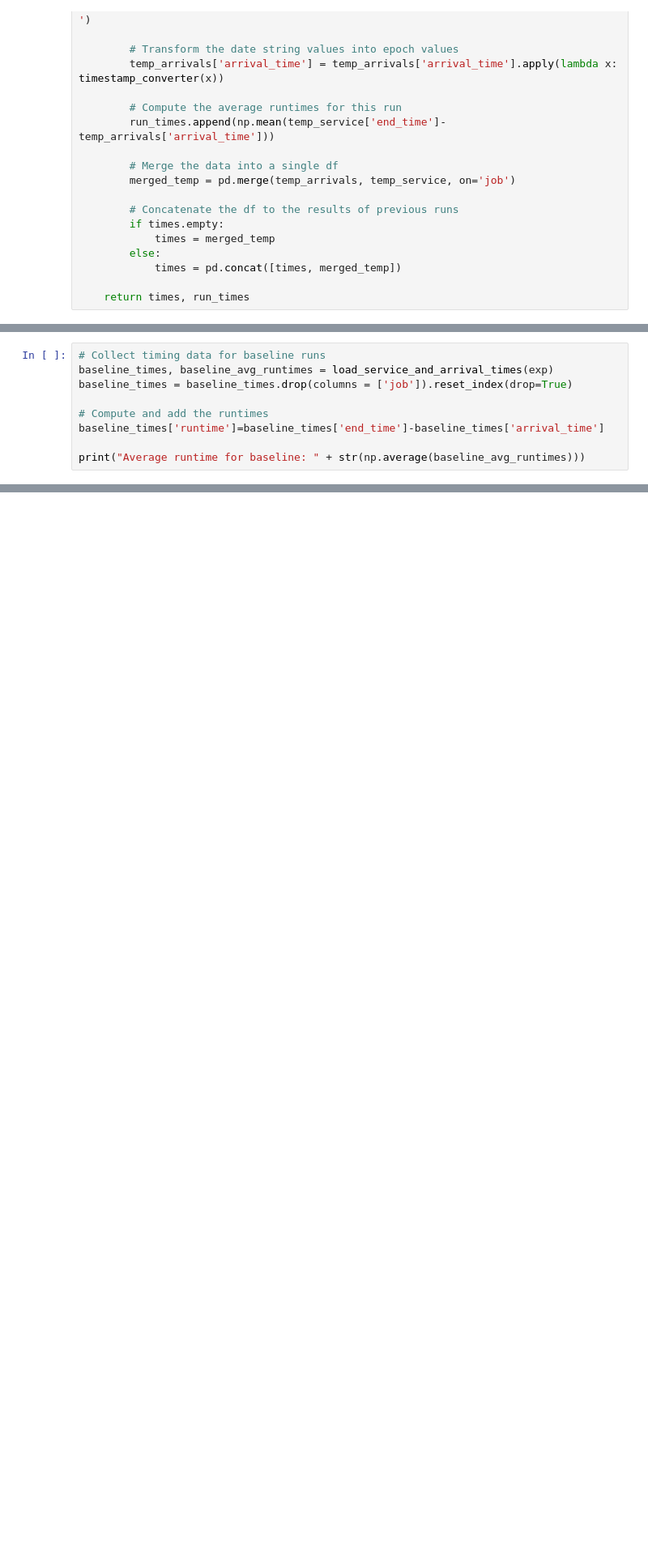
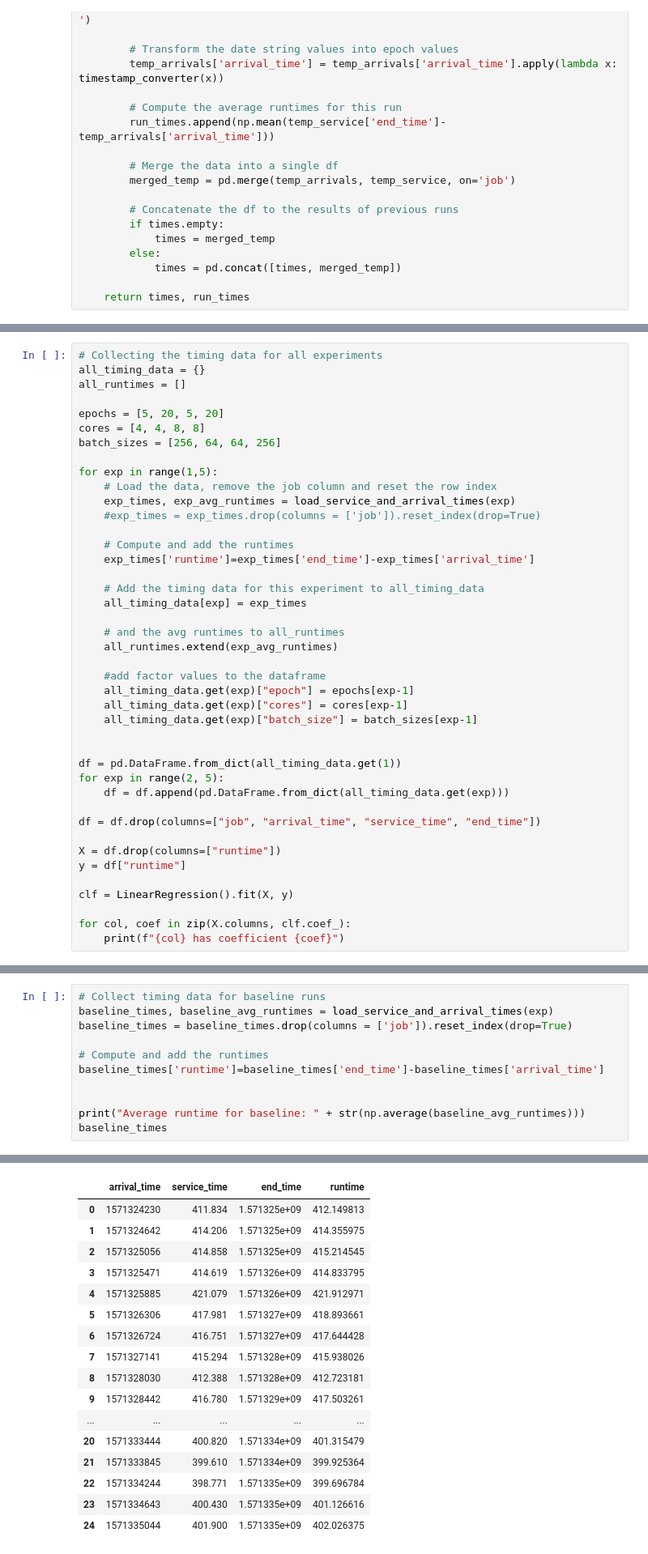
Before and after one commit to vvandertas/CS425-QPE, a Jupyter notebook: Experiments.ipynb, the cells around one changed output, grey strips where cells are left out. Shown at 81% size. Drawn from its saved outputs; the diff is of its cells as text; blank space fills up the shorter version.

Commit message:
Added regression model fit

```diff
--- a/Experiments.ipynb
+++ b/Experiments.ipynb
@@ -93,3 +92,45 @@ all_runtimes
  416.36790174245834,
  414.0355792045593,
  402.26417673958673]
+# %%
+# Collecting the timing data for all experiments
+all_timing_data = {}
+all_runtimes = []
+
+epochs = [5, 20, 5, 20]
+cores = [4, 4, 8, 8]
+batch_sizes = [256, 64, 64, 256]
+
+for exp in range(1,5):
+    # Load the data, remove the job column and reset the row index
+    exp_times, exp_avg_runtimes = load_service_and_arrival_times(exp)
+    #exp_times = exp_times.drop(columns = ['job']).reset_index(drop=True)
+
+    # Compute and add the runtimes
+    exp_times['runtime']=exp_times['end_time']-exp_times['arrival_time']
+
+    # Add the timing data for this experiment to all_timing_data
+    all_timing_data[exp] = exp_times
+
+    # and the avg runtimes to all_runtimes
+    all_runtimes.extend(exp_avg_runtimes)
+
+    #add factor values to the dataframe
+    all_timing_data.get(exp)["epoch"] = epochs[exp-1]
+    all_timing_data.get(exp)["cores"] = cores[exp-1]
+    all_timing_data.get(exp)["batch_size"] = batch_sizes[exp-1]
+
+
+df = pd.DataFrame.from_dict(all_timing_data.get(1))
+for exp in range(2, 5):
+    df = df.append(pd.DataFrame.from_dict(all_timing_data.get(exp)))
+
+df = df.drop(columns=["job", "arrival_time", "service_time", "end_time"])
+
+X = df.drop(columns=["runtime"])
+y = df["runtime"]
+
+clf = LinearRegression().fit(X, y)
+
+for col, coef in zip(X.columns, clf.coef_):
+    print(f"{col} has coefficient {coef}")
@@ -96,14 +141,33 @@ all_runtimes
 # %%
 # Collect timing data for baseline runs
 baseline_times, baseline_avg_runtimes = load_service_and_arrival_times(exp)
 baseline_times = baseline_times.drop(columns = ['job']).reset_index(drop=True)
 
 # Compute and add the runtimes
 baseline_times['runtime']=baseline_times['end_time']-baseline_times['arrival_time']
 
+
 print("Average runtime for baseline: " + str(np.average(baseline_avg_runtimes)))
+baseline_times
 # %% [output]
 Average runtime for baseline: 410.8892192288681
+|  | arrival_time | service_time | end_time | runtime |
+| 0 | 1571324230 | 411.834 | 1.571325e+09 | 412.149813 |
+| 1 | 1571324642 | 414.206 | 1.571325e+09 | 414.355975 |
+| 2 | 1571325056 | 414.858 | 1.571325e+09 | 415.214545 |
+| 3 | 1571325471 | 414.619 | 1.571326e+09 | 414.833795 |
+| 4 | 1571325885 | 421.079 | 1.571326e+09 | 421.912971 |
+| 5 | 1571326306 | 417.981 | 1.571327e+09 | 418.893661 |
+| 6 | 1571326724 | 416.751 | 1.571327e+09 | 417.644428 |
+| 7 | 1571327141 | 415.294 | 1.571328e+09 | 415.938026 |
+| 8 | 1571328030 | 412.388 | 1.571328e+09 | 412.723181 |
+| 9 | 1571328442 | 416.780 | 1.571329e+09 | 417.503261 |
+| ... | ... | ... | ... | ... |
+| 20 | 1571333444 | 400.820 | 1.571334e+09 | 401.315479 |
+| 21 | 1571333845 | 399.610 | 1.571334e+09 | 399.925364 |
+| 22 | 1571334244 | 398.771 | 1.571335e+09 | 399.696784 |
+| 23 | 1571334643 | 400.430 | 1.571335e+09 | 401.126616 |
+| 24 | 1571335044 | 401.900 | 1.571335e+09 | 402.026375 |
 # %%
 # Compute the average runtimes
 avg_runtimes = {}
```
Also changed, not shown: parts of 4 cells of this notebook.
